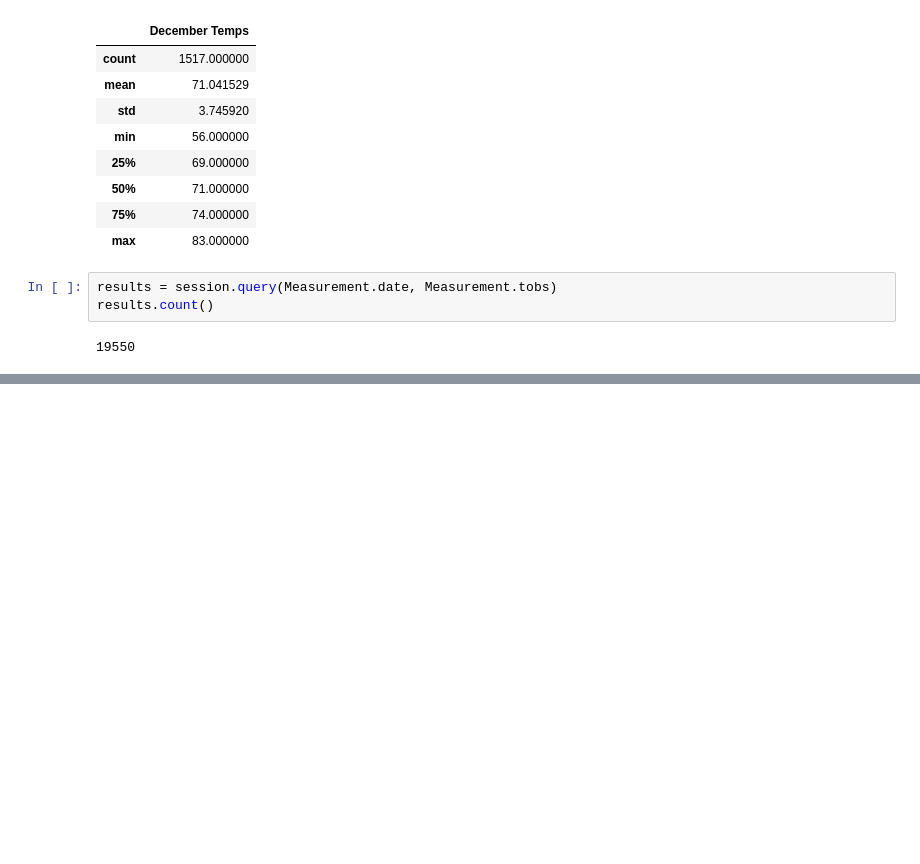
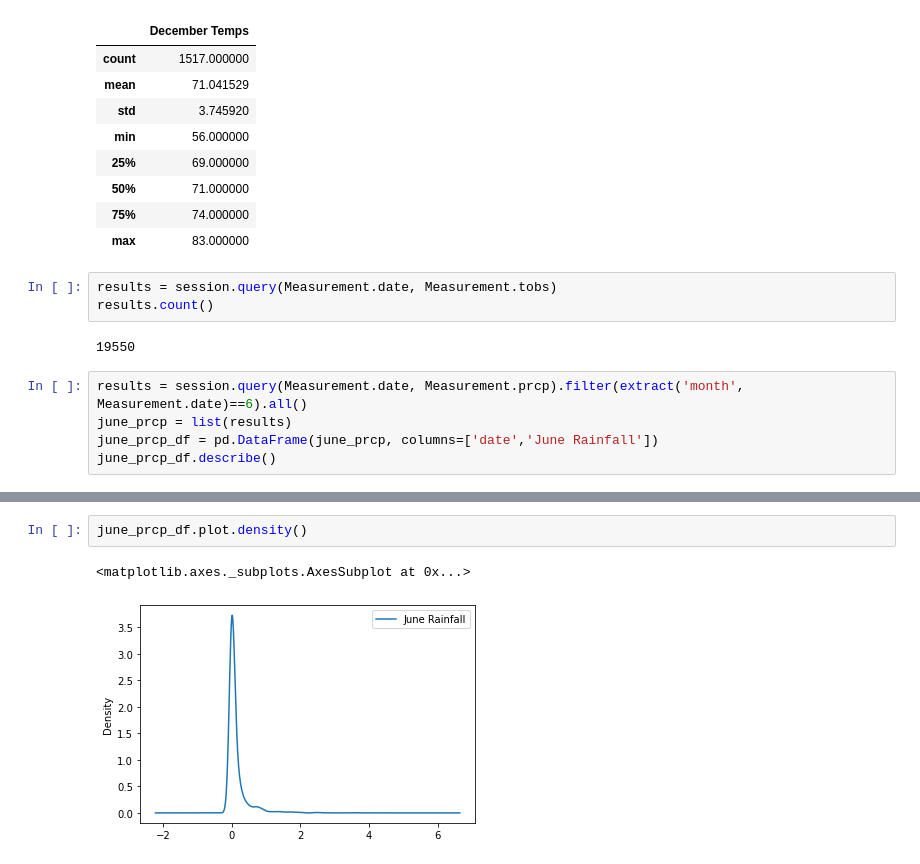
Before and after one commit to AlexArellanoATX/surfs_up, a Jupyter notebook: SurfsUp_Challenge.ipynb, the cells around one changed output, grey strips where cells are left out. Drawn from its saved outputs; the diff is of its cells as text; blank space fills up the shorter version.

```diff
--- a/SurfsUp_Challenge.ipynb
+++ b/SurfsUp_Challenge.ipynb
@@ -160,3 +155,8 @@ results = session.query(Measurement.date, Measurement.tobs)
 results.count()
 # %% [output]
 19550
+# %%
+results = session.query(Measurement.date, Measurement.prcp).filter(extract('month', Measurement.date)==6).all()
+june_prcp = list(results)
+june_prcp_df = pd.DataFrame(june_prcp, columns=['date','June Rainfall'])
+june_prcp_df.describe()
@@ -162,0 +188,5 @@ results.count()
+# %%
+june_prcp_df.plot.density()
+# %% [output]
+<matplotlib.axes._subplots.AxesSubplot at 0x...>
+[figure, added]
```
Also changed, not shown: parts of 9 cells of this notebook, 1 other file.
